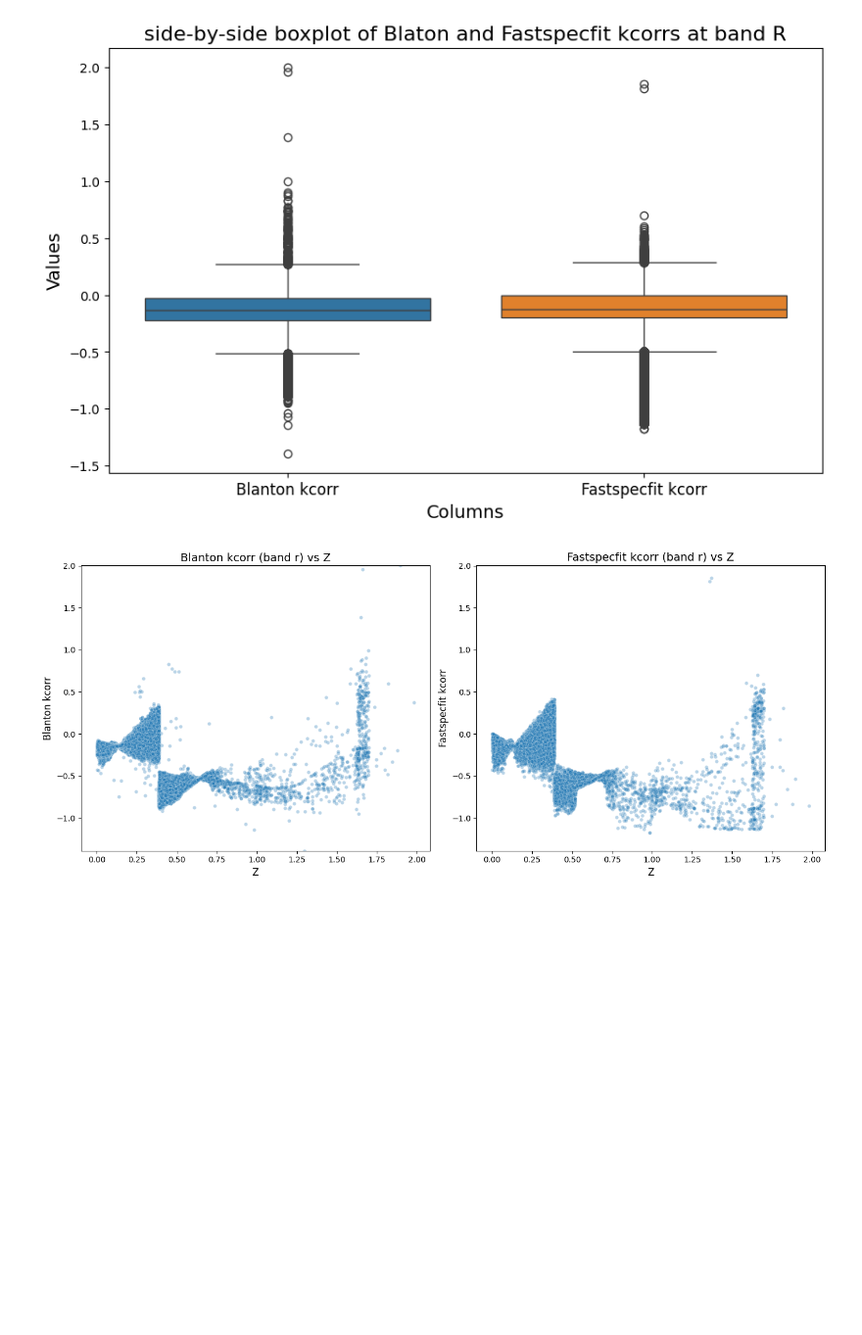
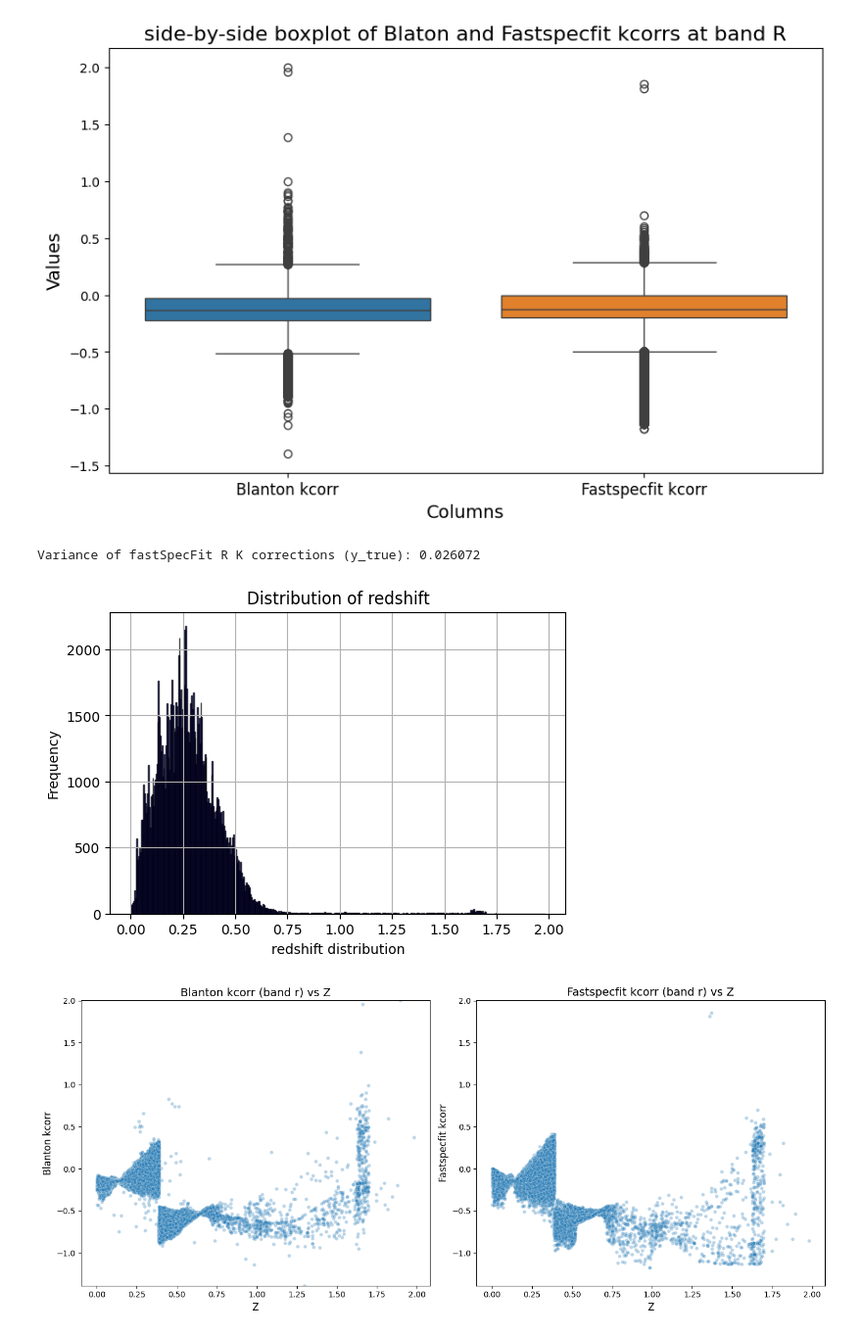
Before and after one commit to jere1882/deep-KCorrect, a Jupyter notebook: blanton_analysis/blanton_fastspecfit_analysis.ipynb, the cells around one changed output. Shown at 98% size. Saved outputs shown, nothing was run; the diff lists cells and outputs as text; code cells hidden in the pictures; blank space fills up the shorter version.

```diff
--- a/blanton_analysis/blanton_fastspecfit_analysis.ipynb
+++ b/blanton_analysis/blanton_fastspecfit_analysis.ipynb
@@ -189,6 +189,23 @@ plt.xticks([0, 1], ['Blanton kcorr', 'Fastspecfit kcorr'], fontsize=12)
 plt.show()
 # %% [output]
 [figure]
+# %%
+# Compute variance
+y_true = merged_df['Z']
+variance_y_true = np.var(y_true)
+print(f"Variance of fastSpecFit R K corrections (y_true): {variance_y_true:.6f}")
+
+# Plot histogram of y_true to visualize distribution
+plt.figure(figsize=(6, 4))
+plt.hist(y_true, bins=500, alpha=0.7, color='blue', edgecolor='black')
+plt.xlabel("redshift distribution")
+plt.ylabel("Frequency")
+plt.title("Distribution of redshift")
+plt.grid()
+plt.show()
+# %% [output]
+Variance of fastSpecFit R K corrections (y_true): 0.026072
+[figure, added]
 # %%
 import pandas as pd
 import seaborn as sns
```
Also changed, not shown: parts of 9 cells of this notebook, 27 other files.
